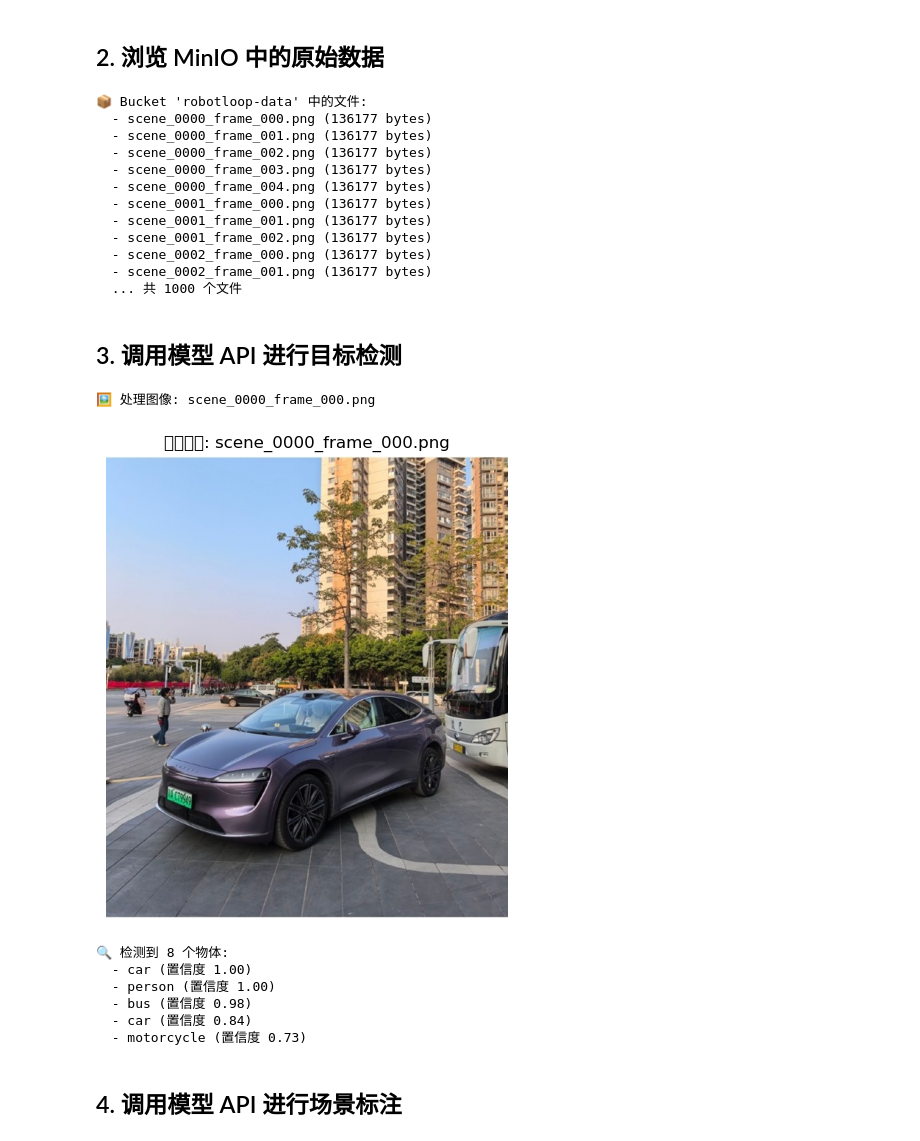
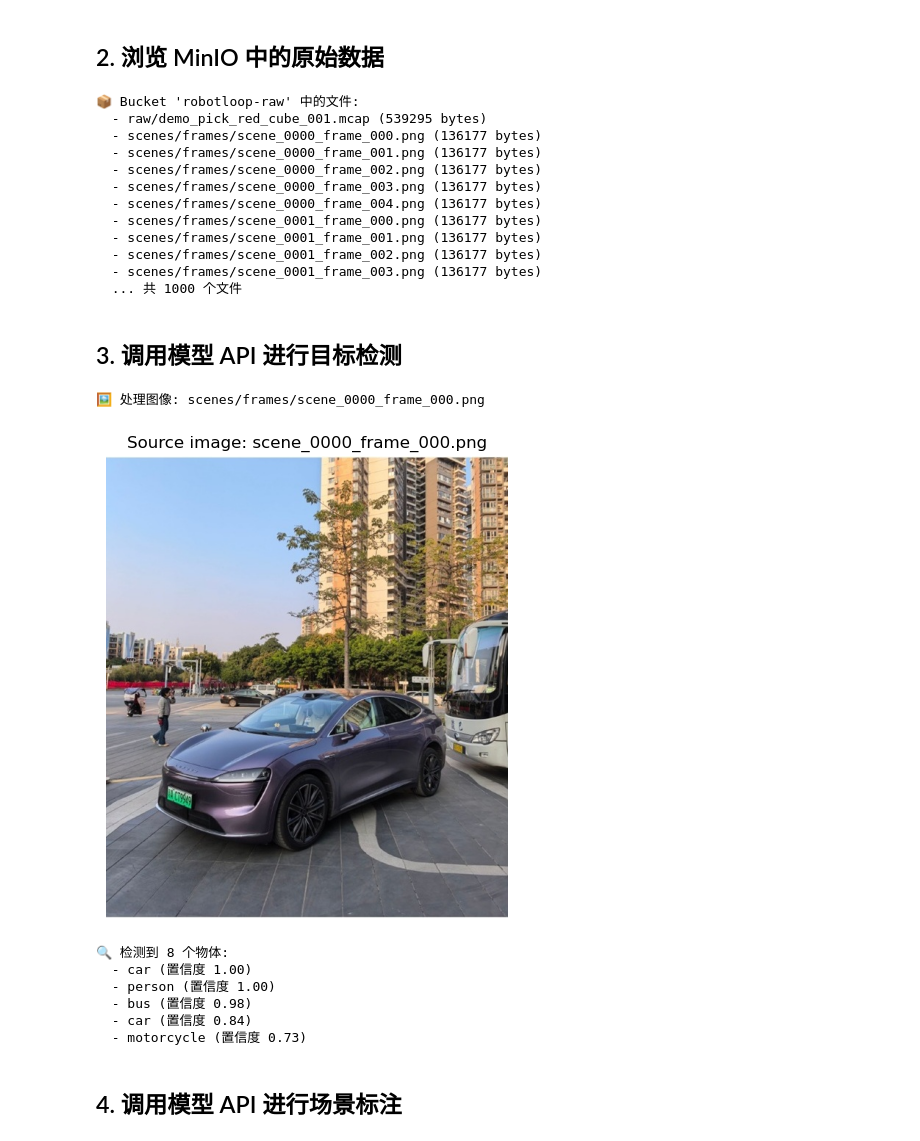
Before and after one commit to pftn/robotloop, a Jupyter notebook: jupyter/demo.ipynb, the cells around one changed output. Drawn from its saved outputs; the diff is of its cells as text; code cells hidden in the pictures.

```diff
--- a/jupyter/demo.ipynb
+++ b/jupyter/demo.ipynb
@@ -31,7 +31,7 @@ print('✅ 所有依赖导入成功')
 S3_ENDPOINT = os.getenv('S3_ENDPOINT', 'http://minio:9000')
 S3_ACCESS = os.getenv('S3_ACCESS_KEY', 'minioadmin')
 S3_SECRET = os.getenv('S3_SECRET_KEY', 'minioadmin')
-S3_BUCKET = 'robotloop-data'
+S3_BUCKET = 'robotloop-raw'
 s3 = boto3.client('s3', endpoint_url=S3_ENDPOINT,
                   aws_access_key_id=S3_ACCESS,
                   aws_secret_access_key=S3_SECRET)
@@ -48,7 +48,7 @@ if milvus_client.has_collection(COLLECTION_NAME):
     milvus_client.load_collection(COLLECTION_NAME)
     print(f"✅ Zilliz Cloud 集合 '{COLLECTION_NAME}' 已加载")
 else:
-    print(f"⚠️ 集合 '{COLLECTION_NAME}' 不存在，请先运行 ray-processor")
+    print(f"⚠️ 集合 '{COLLECTION_NAME}' 不存在，请先运行 ray-worker")
 
 # LanceDB
 LANCE_DB_PATH = os.getenv('LANCE_PATH', '/tmp/lance')
@@ -106,17 +107,17 @@ for obj in objects.get('Contents', [])[:10]:
 if len(objects.get('Contents', [])) > 10:
     print(f'  ... 共 {len(objects["Contents"])} 个文件')
 # %% [output]
-📦 Bucket 'robotloop-data' 中的文件:
-  - scene_0000_frame_000.png (136177 bytes)
-  - scene_0000_frame_001.png (136177 bytes)
-  - scene_0000_frame_002.png (136177 bytes)
-  - scene_0000_frame_003.png (136177 bytes)
-  - scene_0000_frame_004.png (136177 bytes)
-  - scene_0001_frame_000.png (136177 bytes)
-  - scene_0001_frame_001.png (136177 bytes)
-  - scene_0001_frame_002.png (136177 bytes)
-  - scene_0002_frame_000.png (136177 bytes)
-  - scene_0002_frame_001.png (136177 bytes)
+📦 Bucket 'robotloop-raw' 中的文件:
+  - raw/demo_pick_red_cube_001.mcap (539295 bytes)
+  - scenes/frames/scene_0000_frame_000.png (136177 bytes)
+  - scenes/frames/scene_0000_frame_001.png (136177 bytes)
+  - scenes/frames/scene_0000_frame_002.png (136177 bytes)
+  - scenes/frames/scene_0000_frame_003.png (136177 bytes)
+  - scenes/frames/scene_0000_frame_004.png (136177 bytes)
+  - scenes/frames/scene_0001_frame_000.png (136177 bytes)
+  - scenes/frames/scene_0001_frame_001.png (136177 bytes)
+  - scenes/frames/scene_0001_frame_002.png (136177 bytes)
+  - scenes/frames/scene_0001_frame_003.png (136177 bytes)
   ... 共 1000 个文件
 # %% [markdown]
 ## 3. 调用模型 API 进行目标检测
@@ -128,36 +129,36 @@ for obj in objects.get('Contents', []):
     if obj['Key'].endswith('.png') or obj['Key'].endswith('.jpg'):
         img_key = obj['Key']
         break
 
 if not img_key:
     print('⚠️ 没有找到图像文件')
 else:
     print(f'🖼️ 处理图像: {img_key}')
     try:
         img_obj = s3.get_object(Bucket=S3_BUCKET, Key=img_key)
         img = Image.open(io.BytesIO(img_obj['Body'].read()))
         plt.figure(figsize=(8, 6))
         plt.imshow(img)
-        plt.title(f"原始图像: {img_key.split('/')[-1]}")
+        plt.title(f"Source image: {img_key.split('/')[-1]}")
         plt.axis('off')
         plt.show()
 
         # 调用检测 API
         img_obj = s3.get_object(Bucket=S3_BUCKET, Key=img_key)
         files = {'file': (img_key.split('/')[-1], img_obj['Body'].read(), 'image/png')}
         resp = requests.post(f'{MODEL_API}/detect', files=files, timeout=30)
         if resp.status_code == 200:
             detections = resp.json()['detections']
             print(f'\n🔍 检测到 {len(detections)} 个物体:')
             for d in detections[:5]:
                 print(f"  - {d['class']} (置信度 {d['confidence']:.2f})")
         else:
             print(f'❌ 检测失败: {resp.status_code}')
     except Exception as e:
         print(f'❌ 错误: {e}')
 # %% [output]
-🖼️ 处理图像: scene_0000_frame_000.png
+🖼️ 处理图像: scenes/frames/scene_0000_frame_000.png
-[figure, old version]
+[figure, new version]
 🔍 检测到 8 个物体:
   - car (置信度 1.00)
   - person (置信度 1.00)
```
Also changed, not shown: parts of 5 cells of this notebook, 16 other files.
